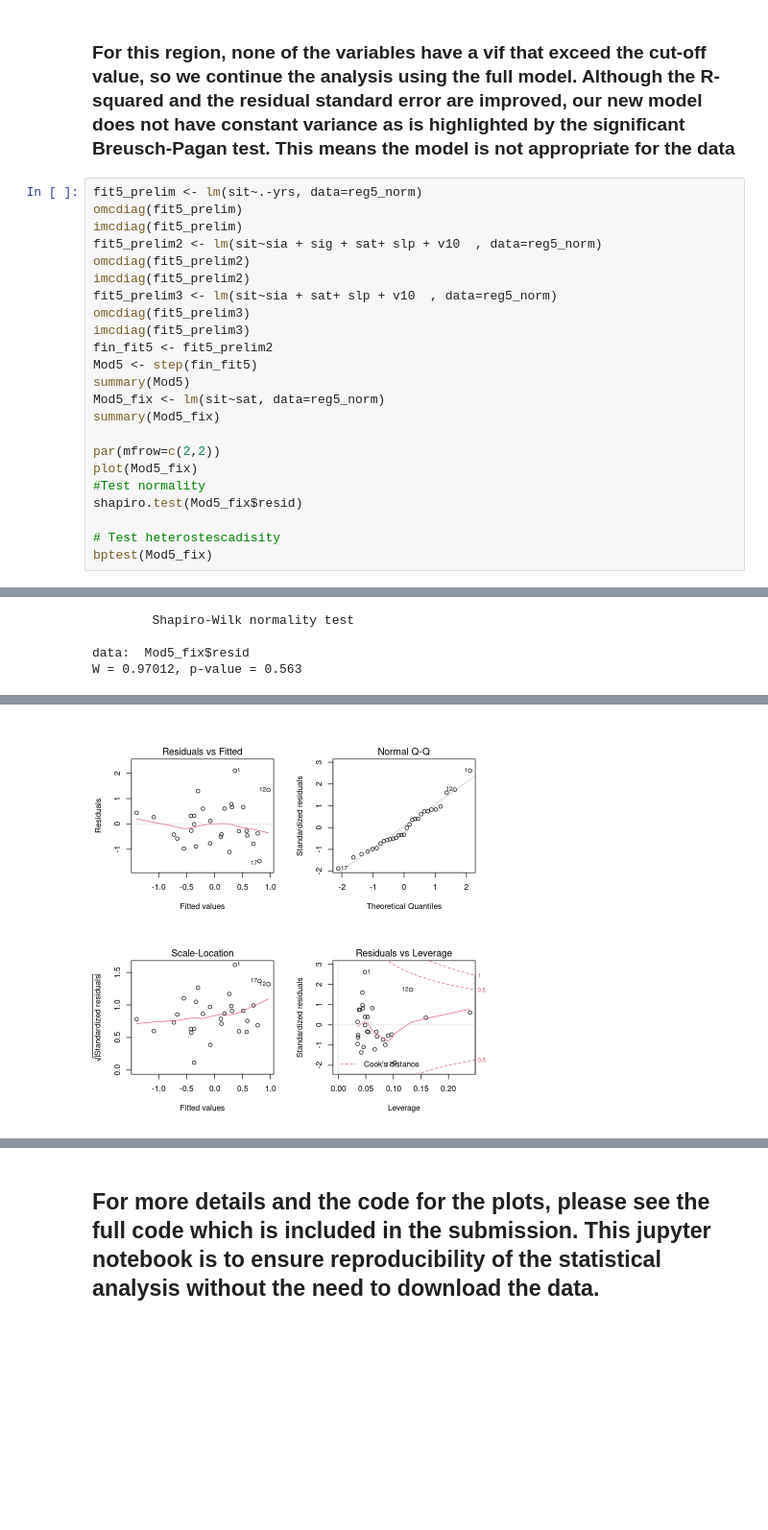
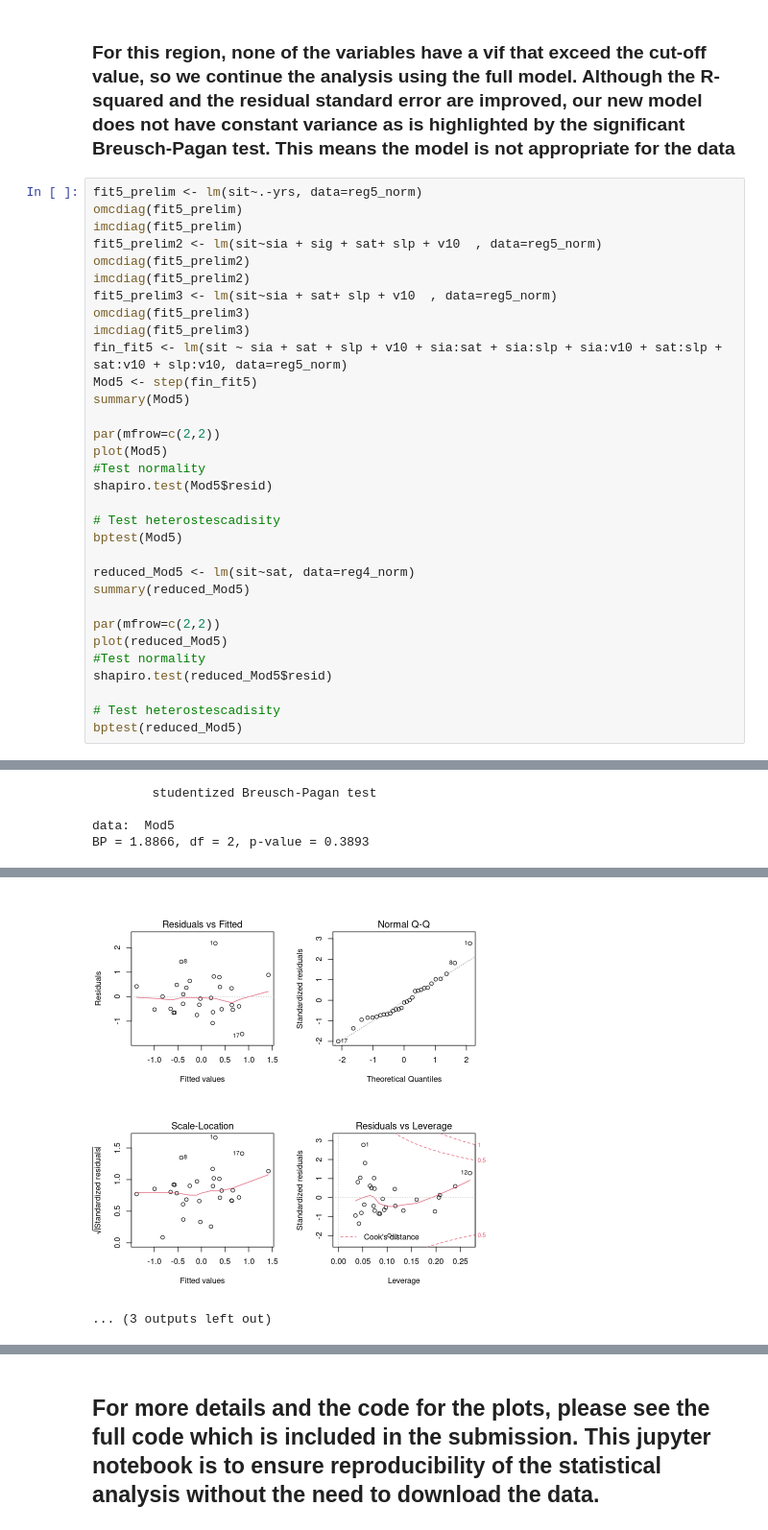
Before and after one commit to lozanom1/STA2101_Project, a Jupyter notebook: STA2101_FinalProject.ipynb, the cells around one changed output, grey strips where cells are left out. Shown at 96% size. Drawn from its saved outputs; the diff is of its cells as text; blank space fills up the shorter version.

```diff
--- a/STA2101_FinalProject.ipynb
+++ b/STA2101_FinalProject.ipynb
@@ -1950,19 +2177,28 @@ imcdiag(fit5_prelim2)
 fit5_prelim3 <- lm(sit~sia + sat+ slp + v10  , data=reg5_norm)
 omcdiag(fit5_prelim3)
 imcdiag(fit5_prelim3)
-fin_fit5 <- fit5_prelim2
+fin_fit5 <- lm(sit ~ sia + sat + slp + v10 + sia:sat + sia:slp + sia:v10 + sat:slp + sat:v10 + slp:v10, data=reg5_norm)
 Mod5 <- step(fin_fit5)
 summary(Mod5)
-Mod5_fix <- lm(sit~sat, data=reg5_norm)
-summary(Mod5_fix)
 
 par(mfrow=c(2,2))
-plot(Mod5_fix)
+plot(Mod5)
 #Test normality
-shapiro.test(Mod5_fix$resid)
+shapiro.test(Mod5$resid)
 
 # Test heterostescadisity
-bptest(Mod5_fix)
+bptest(Mod5)
+
+reduced_Mod5 <- lm(sit~sat, data=reg4_norm)
+summary(reduced_Mod5)
+
+par(mfrow=c(2,2))
+plot(reduced_Mod5)
+#Test normality
+shapiro.test(reduced_Mod5$resid)
+
+# Test heterostescadisity
+bptest(reduced_Mod5)
 # %% [output]
 Call:
 omcdiag(mod = fit5_prelim)
@@ -2123,4 +2341,4 @@ F-statistic: 13.93 on 1 and 27 DF,  p-value: 0.0008938
-        Shapiro-Wilk normality test
+        studentized Breusch-Pagan test
 
-data:  Mod5_fix$resid
-W = 0.97012, p-value = 0.563
+data:  Mod5
+BP = 1.8866, df = 2, p-value = 0.3893
@@ -2131 +2362,2 @@ BP = 2.6935, df = 1, p-value = 0.1008
-[figure, old version]
+[figure, new version]
+... (3 outputs left out)
```
Also changed, not shown: parts of 22 cells of this notebook.
